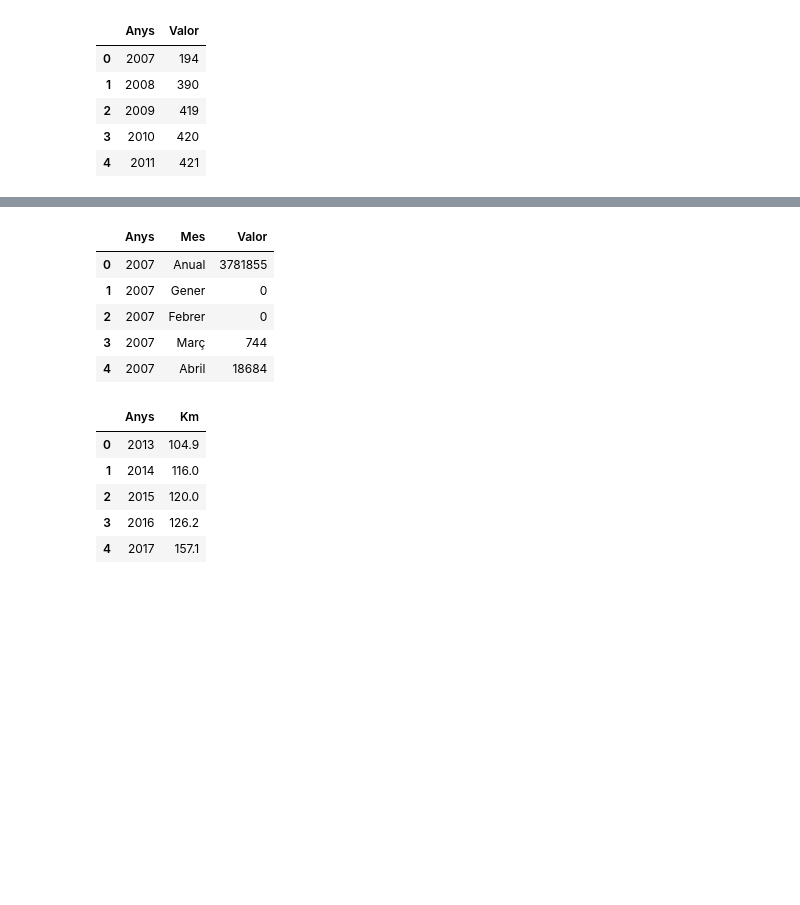
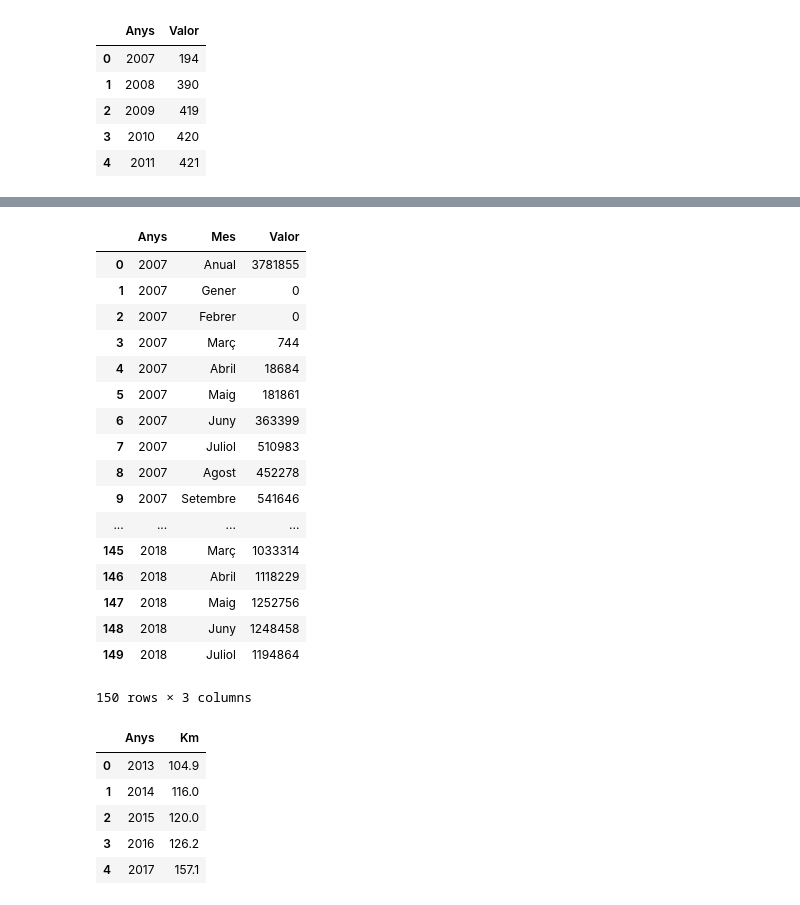
Before and after one commit to jonathan9879/barcelona_data, a Jupyter notebook: Data_tables.ipynb, the cells around one changed output, grey strips where cells are left out. Cells and saved outputs as stored; diff of their text form; code cells hidden in the pictures; blank space fills up the shorter version.

```diff
--- a/Data_tables.ipynb
+++ b/Data_tables.ipynb
@@ -25,14 +36,26 @@ abonats_bicing.head()
 # %%
 demanda_bicing = pd.read_csv('data/demanda_bicing.csv', sep = ';', encoding = 'ISO-8859-1')
 # %%
-demanda_bicing.head()
+demanda_bicing
 # %% [output]
 |  | Anys | Mes | Valor |
 | 0 | 2007 | Anual | 3781855 |
 | 1 | 2007 | Gener | 0 |
 | 2 | 2007 | Febrer | 0 |
 | 3 | 2007 | Març | 744 |
 | 4 | 2007 | Abril | 18684 |
+| 5 | 2007 | Maig | 181861 |
+| 6 | 2007 | Juny | 363399 |
+| 7 | 2007 | Juliol | 510983 |
+| 8 | 2007 | Agost | 452278 |
+| 9 | 2007 | Setembre | 541646 |
+| ... | ... | ... | ... |
+| 145 | 2018 | Març | 1033314 |
+| 146 | 2018 | Abril | 1118229 |
+| 147 | 2018 | Maig | 1252756 |
+| 148 | 2018 | Juny | 1248458 |
+| 149 | 2018 | Juliol | 1194864 |
+150 rows × 3 columns
 # %%
 km_data = {'Anys': [2013, 2014, 2015, 2016, 2017] , 'Km': [104.9, 116.0, 120.0, 126.2, 157.1]}
 km_bike_road = pd.DataFrame(data = km_data)
```
Also changed, not shown: parts of 8 cells of this notebook.
